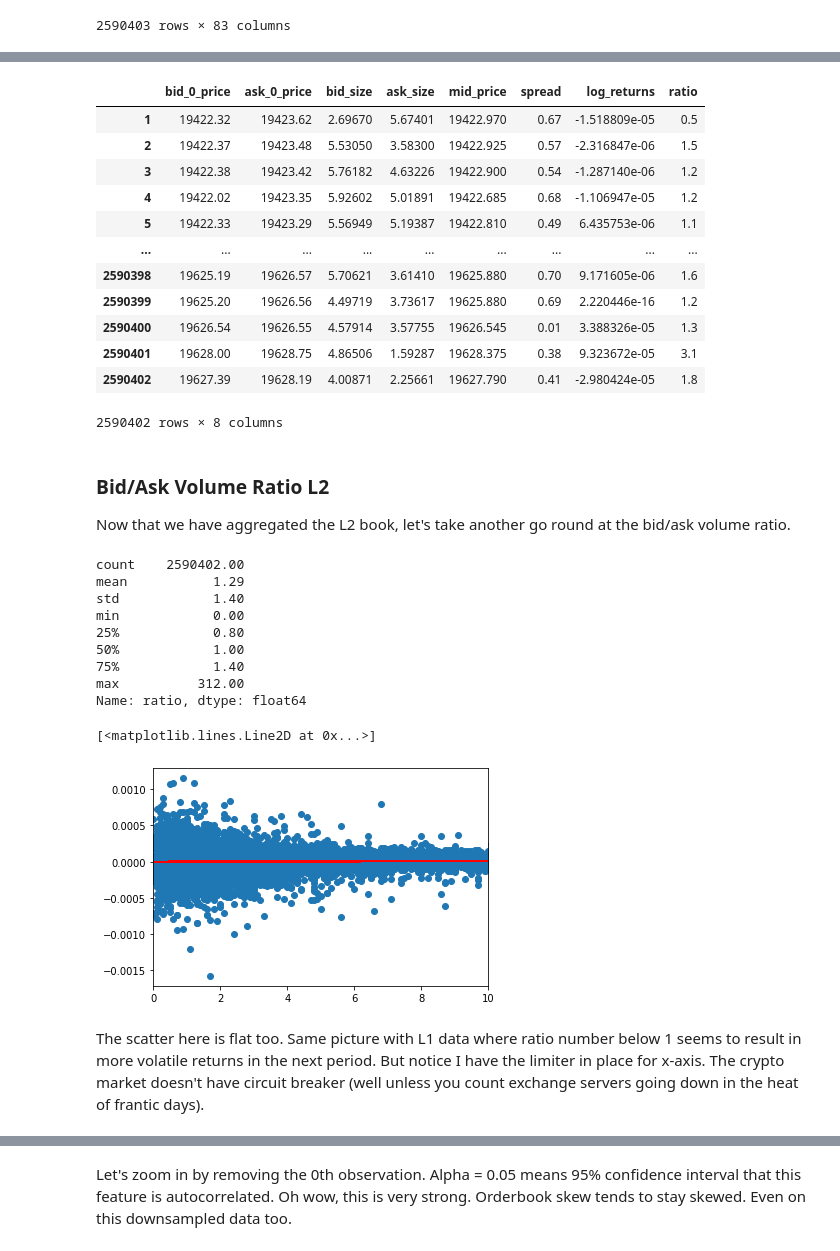
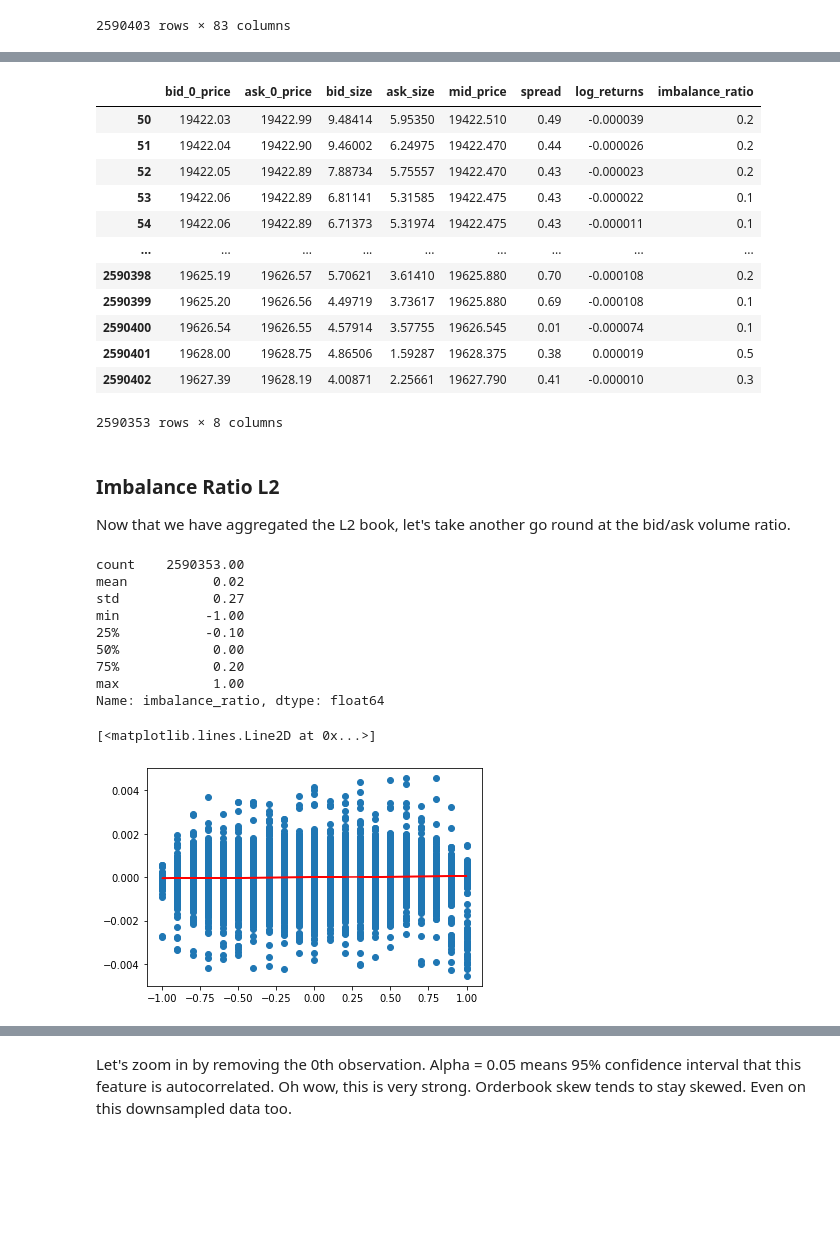
Before and after one commit to crypto-lake/analysis-sharing, a Jupyter notebook: exploratory_analysis/Crypto_Microstructure_BTC_USDT_Exploratory_Analysis.ipynb, the cells around one changed output, grey strips where cells are left out. Saved outputs shown, nothing was run; the diff lists cells and outputs as text; code cells hidden in the pictures; blank space fills up the shorter version.

```diff
--- a/exploratory_analysis/Crypto_Microstructure_BTC_USDT_Exploratory_Analysis.ipynb
+++ b/exploratory_analysis/Crypto_Microstructure_BTC_USDT_Exploratory_Analysis.ipynb
@@ -38,7 +20,7 @@ lakeapi.use_sample_data(anonymous_access=True)
 # %% [markdown]
 We'll do analysis on BTC-USDT since it's the highest volume and density data we've got available.
 # %%
-for table in ('trades', 'book', 'candles'):
+for table in ('level_1', 'trades', 'book', 'candles'):
  	available_data = pd.DataFrame(lakeapi.list_data(table = table))
  	print(table)
  	display(available_data[['exchange', 'symbol', 'dt']].groupby(['exchange', 'symbol']).aggregate({'dt': ['first', 'last']}))
@@ -73,8 +67,8 @@ candles
 symbol = 'BTC-USDT'
 exchange = 'BINANCE'
 
-start = dt.datetime(2022, 9, 1)
-end = dt.datetime(2022, 11, 20)
+start = dt.datetime(2022, 10, 1)
+end = dt.datetime(2022, 10, 15)
 # %%
 def load_data(table: str):
     print('Loading', table)
@@ -298,9 +360,9 @@ l2['bid_size'] = book_bid_sum
 l2['ask_size'] = book_ask_sum
 l2['mid_price'] = (l2['bid_0_price'] + l2['ask_0_price']) / 2
 l2['spread'] = round((l2['ask_0_price'] - l2['bid_0_price']) / ((l2['ask_0_price'] + l2['bid_0_price']) / 2) * 10000, 2)
-l2['log_returns'] = np.log(l2['mid_price'] / l2['mid_price'].shift(1))
+l2['log_returns'] = np.log(l2['mid_price'] / l2['mid_price'].shift(50))
 l2 = l2.dropna()
-l2['ratio'] = round(l2['bid_size'] / l2['ask_size'], 1)
+l2['imbalance_ratio'] = round((l2['bid_size'] - l2['ask_size']) / (l2['bid_size'] + l2['ask_size']), 1)
 # %% [output]
 A value is trying to be set on a copy of a slice from a DataFrame.
 Try using .loc[row_indexer,col_indexer] = value instead
@@ -322,43 +386,40 @@ See the caveats in the documentation: https://pandas.pydata.org/pandas-docs/stab
 # %%
 l2
 # %% [output]
-|  | bid_0_price | ask_0_price | bid_size | ask_size | mid_price | spread | log_returns | ratio |
-| 1 | 19422.32 | 19423.62 | 2.69670 | 5.67401 | 19422.970 | 0.67 | -1.518809e-05 | 0.5 |
-| 2 | 19422.37 | 19423.48 | 5.53050 | 3.58300 | 19422.925 | 0.57 | -2.316847e-06 | 1.5 |
-| 3 | 19422.38 | 19423.42 | 5.76182 | 4.63226 | 19422.900 | 0.54 | -1.287140e-06 | 1.2 |
-| 4 | 19422.02 | 19423.35 | 5.92602 | 5.01891 | 19422.685 | 0.68 | -1.106947e-05 | 1.2 |
-| 5 | 19422.33 | 19423.29 | 5.56949 | 5.19387 | 19422.810 | 0.49 | 6.435753e-06 | 1.1 |
+|  | bid_0_price | ask_0_price | bid_size | ask_size | mid_price | spread | log_returns | imbalance_ratio |
+| 50 | 19422.03 | 19422.99 | 9.48414 | 5.95350 | 19422.510 | 0.49 | -0.000039 | 0.2 |
+| 51 | 19422.04 | 19422.90 | 9.46002 | 6.24975 | 19422.470 | 0.44 | -0.000026 | 0.2 |
+| 52 | 19422.05 | 19422.89 | 7.88734 | 5.75557 | 19422.470 | 0.43 | -0.000023 | 0.2 |
+| 53 | 19422.06 | 19422.89 | 6.81141 | 5.31585 | 19422.475 | 0.43 | -0.000022 | 0.1 |
+| 54 | 19422.06 | 19422.89 | 6.71373 | 5.31974 | 19422.475 | 0.43 | -0.000011 | 0.1 |
 | ... | ... | ... | ... | ... | ... | ... | ... | ... |
-| 2590398 | 19625.19 | 19626.57 | 5.70621 | 3.61410 | 19625.880 | 0.70 | 9.171605e-06 | 1.6 |
-| 2590399 | 19625.20 | 19626.56 | 4.49719 | 3.73617 | 19625.880 | 0.69 | 2.220446e-16 | 1.2 |
-| 2590400 | 19626.54 | 19626.55 | 4.57914 | 3.57755 | 19626.545 | 0.01 | 3.388326e-05 | 1.3 |
-| 2590401 | 19628.00 | 19628.75 | 4.86506 | 1.59287 | 19628.375 | 0.38 | 9.323672e-05 | 3.1 |
-| 2590402 | 19627.39 | 19628.19 | 4.00871 | 2.25661 | 19627.790 | 0.41 | -2.980424e-05 | 1.8 |
+| 2590398 | 19625.19 | 19626.57 | 5.70621 | 3.61410 | 19625.880 | 0.70 | -0.000108 | 0.2 |
+| 2590399 | 19625.20 | 19626.56 | 4.49719 | 3.73617 | 19625.880 | 0.69 | -0.000108 | 0.1 |
+| 2590400 | 19626.54 | 19626.55 | 4.57914 | 3.57755 | 19626.545 | 0.01 | -0.000074 | 0.1 |
+| 2590401 | 19628.00 | 19628.75 | 4.86506 | 1.59287 | 19628.375 | 0.38 | 0.000019 | 0.5 |
+| 2590402 | 19627.39 | 19628.19 | 4.00871 | 2.25661 | 19627.790 | 0.41 | -0.000010 | 0.3 |
-2590402 rows × 8 columns
+2590353 rows × 8 columns
 # %% [markdown]
-### Bid/Ask Volume Ratio L2
+### Imbalance Ratio L2
 
 Now that we have aggregated the L2 book, let's take another go round at the bid/ask volume ratio.
 # %%
-l2['ratio'].describe().round(2)
+l2['imbalance_ratio'].describe().round(2)
 # %% [output]
-count    2590402.00
-mean           1.29
-std            1.40
-min            0.00
-25%            0.80
-50%            1.00
-75%            1.40
-max          312.00
-Name: ratio, dtype: float64
+count    2590353.00
+mean           0.02
+std            0.27
+min           -1.00
+25%           -0.10
+50%            0.00
+75%            0.20
+max            1.00
+Name: imbalance_ratio, dtype: float64
 # %%
 fig, ax = plt.subplots()
-ax.scatter(x = l2['ratio'], y = l2['log_returns'])
-slope, intercept = np.polyfit(l2['ratio'], l2['log_returns'], 1)
-plt.xlim(0, 10)
-plt.plot(l2['ratio'], slope * l2['ratio'] + intercept, color = 'red')
+ax.scatter(x = l2['imbalance_ratio'], y = l2['log_returns'])
+slope, intercept = np.polyfit(l2['imbalance_ratio'], l2['log_returns'], 1)
+plt.plot(l2['imbalance_ratio'], slope * l2['imbalance_ratio'] + intercept, color = 'red')
 # %% [output]
 [<matplotlib.lines.Line2D at 0x...>]
-[figure, old version]
+[figure, new version]
-# %% [markdown]
-The scatter here is flat too. Same picture with L1 data where ratio number below 1 seems to result in more volatile returns in the next period. But notice I have the limiter in place for x-axis. The crypto market doesn't have circuit breaker (well unless you count exchange servers going down in the heat of frantic days).
```
Also changed, not shown: parts of 43 cells of this notebook, 1 other file.
